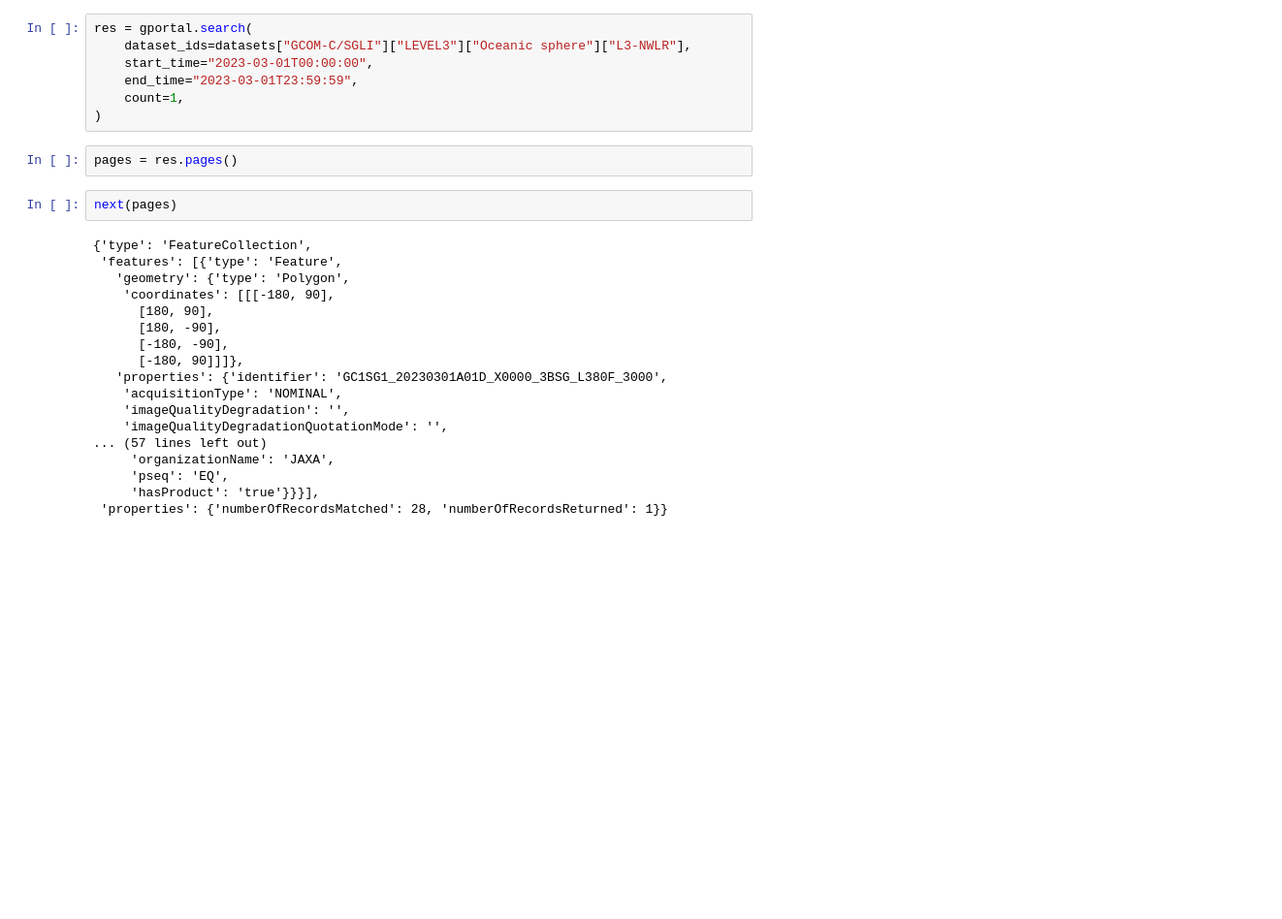
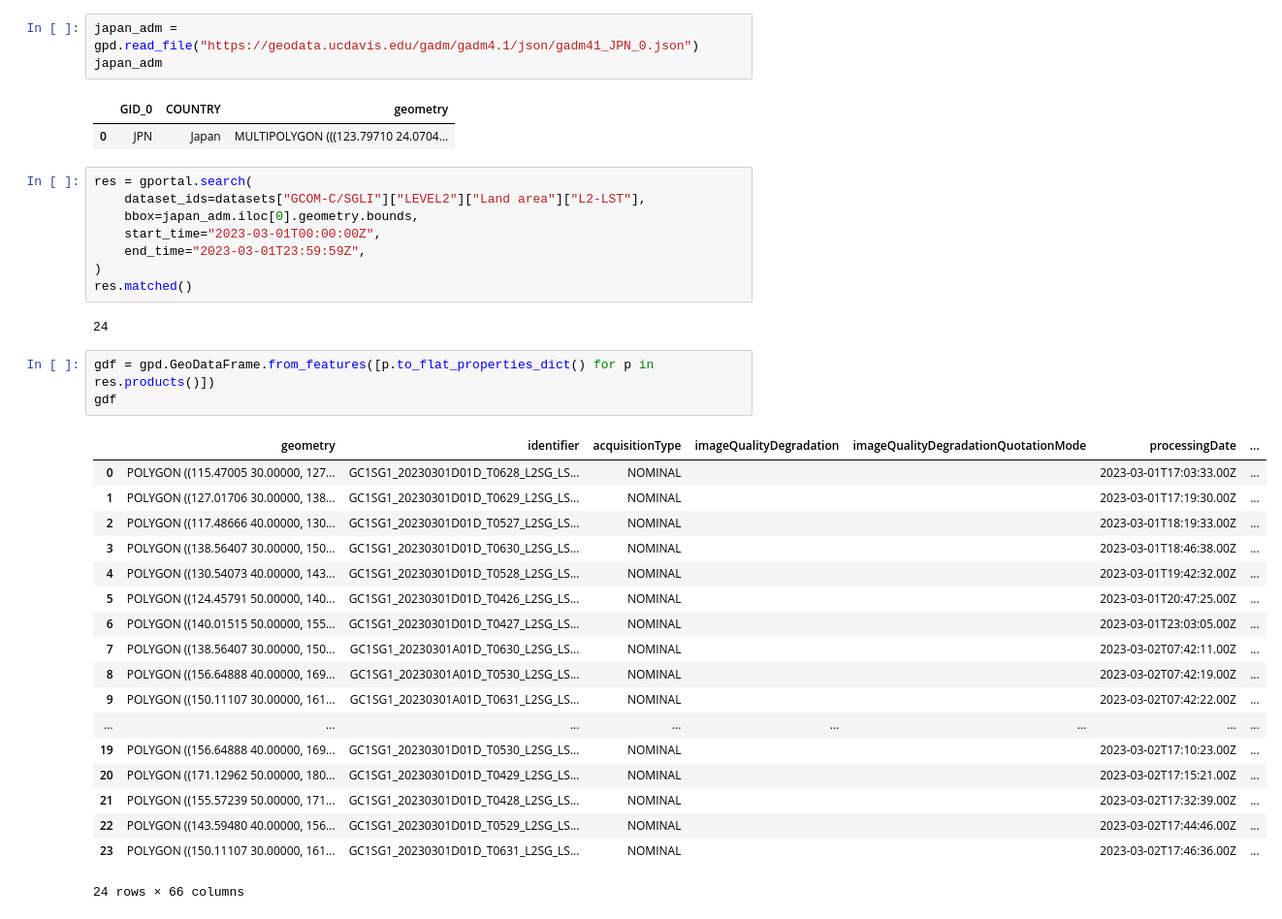
Before and after one commit to sankichi92/gportal-python, a Jupyter notebook: examples/search.ipynb, the cells around one changed output. Shown at 97% size. Drawn from its saved outputs; the diff is of its cells as text; blank space fills up the shorter version.

Commit message:
Add Product class

```diff
--- a/examples/search.ipynb
+++ b/examples/search.ipynb
@@ -5,29 +25,38 @@ datasets = gportal.datasets()
+# %%
+japan_adm = gpd.read_file("https://geodata.ucdavis.edu/gadm/gadm4.1/json/gadm41_JPN_0.json")
+japan_adm
+# %% [output]
+|  | GID_0 | COUNTRY | geometry |
+| 0 | JPN | Japan | MULTIPOLYGON (((123.79710 24.0704... |
 # %%
 res = gportal.search(
-    dataset_ids=datasets["GCOM-C/SGLI"]["LEVEL3"]["Oceanic sphere"]["L3-NWLR"],
-    start_time="2023-03-01T00:00:00",
-    end_time="2023-03-01T23:59:59",
-    count=1,
+    dataset_ids=datasets["GCOM-C/SGLI"]["LEVEL2"]["Land area"]["L2-LST"],
+    bbox=japan_adm.iloc[0].geometry.bounds,
+    start_time="2023-03-01T00:00:00Z",
+    end_time="2023-03-01T23:59:59Z",
 )
+res.matched()
+# %% [output]
+24
-# %%
-pages = res.pages()
-# %%
-next(pages)
-# %% [output]
-{'type': 'FeatureCollection',
- 'features': [{'type': 'Feature',
-   'geometry': {'type': 'Polygon',
-    'coordinates': [[[-180, 90],
-      [180, 90],
-      [180, -90],
-      [-180, -90],
-      [-180, 90]]]},
-   'properties': {'identifier': 'GC1SG1_20230301A01D_X0000_3BSG_L380F_3000',
-    'acquisitionType': 'NOMINAL',
-    'imageQualityDegradation': '',
-    'imageQualityDegradationQuotationMode': '',
-... (57 lines left out)
-     'organizationName': 'JAXA',
-     'pseq': 'EQ',
-     'hasProduct': 'true'}}}],
- 'properties': {'numberOfRecordsMatched': 28, 'numberOfRecordsReturned': 1}}
+# %%
+gdf = gpd.GeoDataFrame.from_features([p.to_flat_properties_dict() for p in res.products()])
+gdf
+# %% [output]
+|  | geometry | identifier | acquisitionType | imageQualityDegradation | imageQualityDegradationQuotationMode | processingDate | ... |
+| 0 | POLYGON ((115.47005 30.00000, 127... | GC1SG1_20230301D01D_T0628_L2SG_LS... | NOMINAL |  |  | 2023-03-01T17:03:33.00Z | ... |
+| 1 | POLYGON ((127.01706 30.00000, 138... | GC1SG1_20230301D01D_T0629_L2SG_LS... | NOMINAL |  |  | 2023-03-01T17:19:30.00Z | ... |
+| 2 | POLYGON ((117.48666 40.00000, 130... | GC1SG1_20230301D01D_T0527_L2SG_LS... | NOMINAL |  |  | 2023-03-01T18:19:33.00Z | ... |
+| 3 | POLYGON ((138.56407 30.00000, 150... | GC1SG1_20230301D01D_T0630_L2SG_LS... | NOMINAL |  |  | 2023-03-01T18:46:38.00Z | ... |
+| 4 | POLYGON ((130.54073 40.00000, 143... | GC1SG1_20230301D01D_T0528_L2SG_LS... | NOMINAL |  |  | 2023-03-01T19:42:32.00Z | ... |
+| 5 | POLYGON ((124.45791 50.00000, 140... | GC1SG1_20230301D01D_T0426_L2SG_LS... | NOMINAL |  |  | 2023-03-01T20:47:25.00Z | ... |
+| 6 | POLYGON ((140.01515 50.00000, 155... | GC1SG1_20230301D01D_T0427_L2SG_LS... | NOMINAL |  |  | 2023-03-01T23:03:05.00Z | ... |
+| 7 | POLYGON ((138.56407 30.00000, 150... | GC1SG1_20230301A01D_T0630_L2SG_LS... | NOMINAL |  |  | 2023-03-02T07:42:11.00Z | ... |
+| 8 | POLYGON ((156.64888 40.00000, 169... | GC1SG1_20230301A01D_T0530_L2SG_LS... | NOMINAL |  |  | 2023-03-02T07:42:19.00Z | ... |
+| 9 | POLYGON ((150.11107 30.00000, 161... | GC1SG1_20230301A01D_T0631_L2SG_LS... | NOMINAL |  |  | 2023-03-02T07:42:22.00Z | ... |
+| ... | ... | ... | ... | ... | ... | ... | ... |
+| 19 | POLYGON ((156.64888 40.00000, 169... | GC1SG1_20230301D01D_T0530_L2SG_LS... | NOMINAL |  |  | 2023-03-02T17:10:23.00Z | ... |
+| 20 | POLYGON ((171.12962 50.00000, 180... | GC1SG1_20230301D01D_T0429_L2SG_LS... | NOMINAL |  |  | 2023-03-02T17:15:21.00Z | ... |
+| 21 | POLYGON ((155.57239 50.00000, 171... | GC1SG1_20230301D01D_T0428_L2SG_LS... | NOMINAL |  |  | 2023-03-02T17:32:39.00Z | ... |
+| 22 | POLYGON ((143.59480 40.00000, 156... | GC1SG1_20230301D01D_T0529_L2SG_LS... | NOMINAL |  |  | 2023-03-02T17:44:46.00Z | ... |
+| 23 | POLYGON ((150.11107 30.00000, 161... | GC1SG1_20230301D01D_T0631_L2SG_LS... | NOMINAL |  |  | 2023-03-02T17:46:36.00Z | ... |
+24 rows × 66 columns
```
Also changed, not shown: parts of 4 cells of this notebook, 8 other files.
